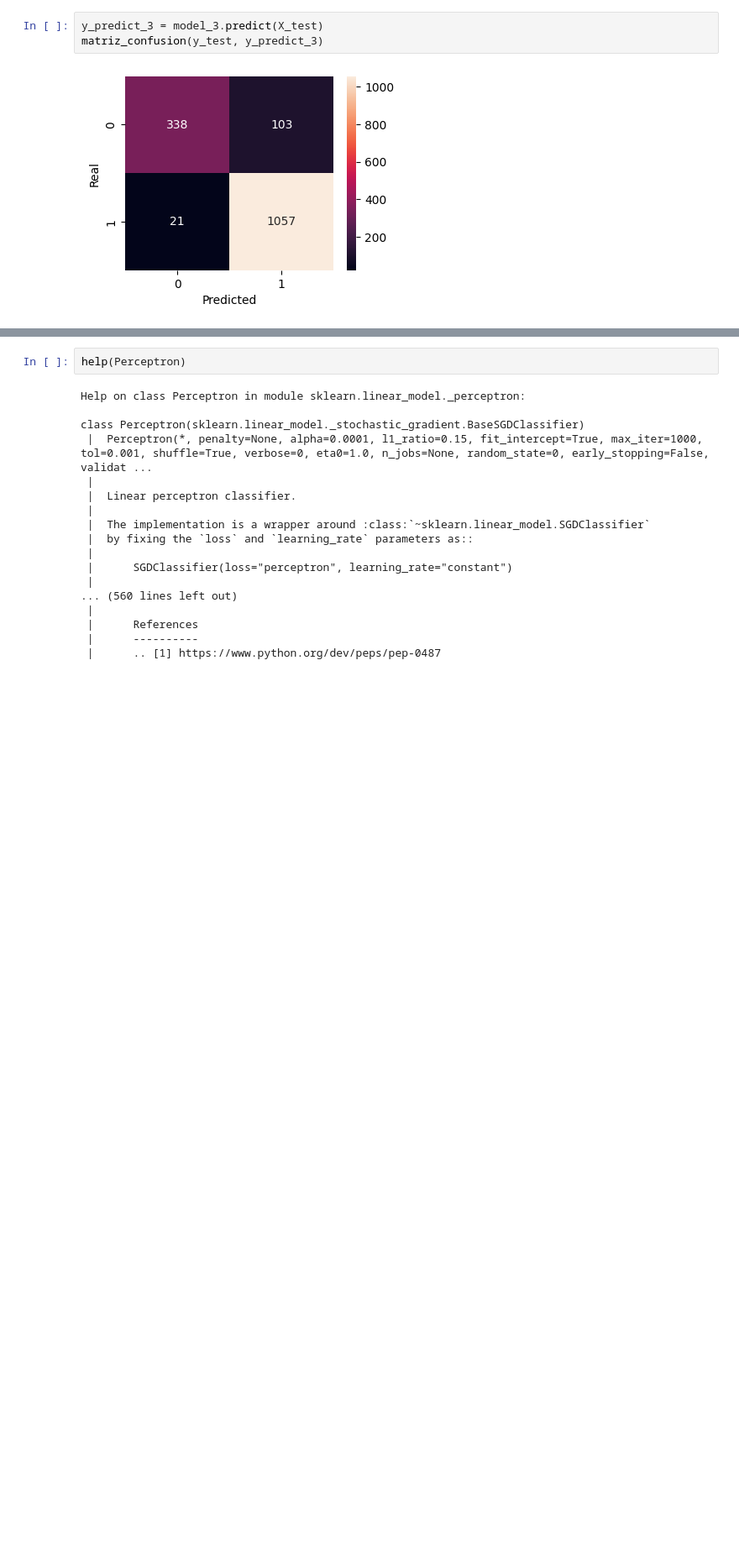
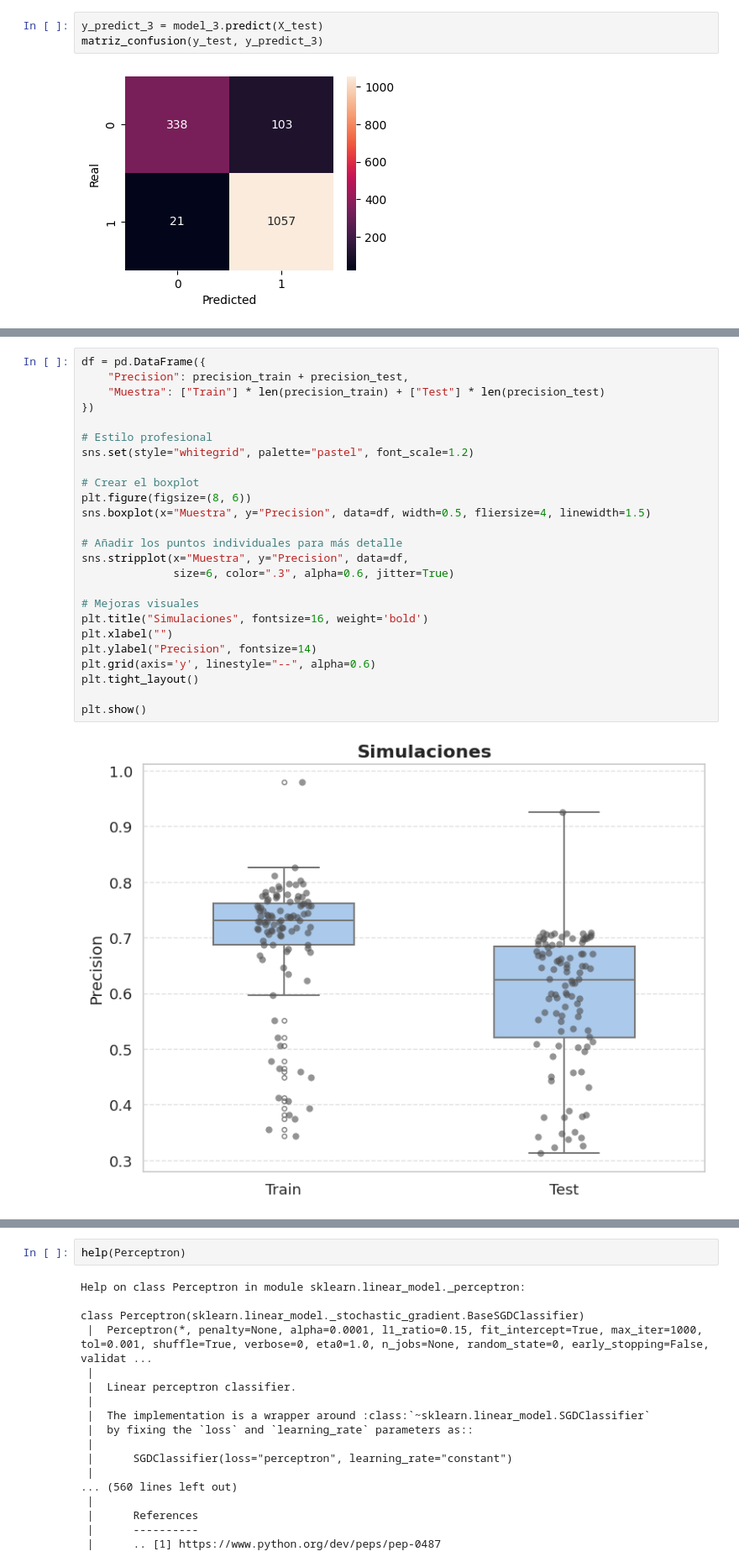
Before and after one commit to AndreBenito/Curso_Bourbaki, a Jupyter notebook: Notebooks/PerceptronClasificadorCancerEsófago.ipynb, the cells around one changed output, grey strips where cells are left out. Shown at 84% size. Cells and saved outputs as stored; diff of their text form; blank space fills up the shorter version.

```diff
--- a/Notebooks/PerceptronClasificadorCancerEsófago.ipynb
+++ b/Notebooks/PerceptronClasificadorCancerEsófago.ipynb
@@ -395,0 +459,27 @@ matriz_confusion(y_test, y_predict_3)
+# %%
+df = pd.DataFrame({
+    "Precision": precision_train + precision_test,
+    "Muestra": ["Train"] * len(precision_train) + ["Test"] * len(precision_test)
+})
+
+# Estilo profesional
+sns.set(style="whitegrid", palette="pastel", font_scale=1.2)
+
+# Crear el boxplot
+plt.figure(figsize=(8, 6))
+sns.boxplot(x="Muestra", y="Precision", data=df, width=0.5, fliersize=4, linewidth=1.5)
+
+# Añadir los puntos individuales para más detalle
+sns.stripplot(x="Muestra", y="Precision", data=df,
+              size=6, color=".3", alpha=0.6, jitter=True)
+
+# Mejoras visuales
+plt.title("Simulaciones", fontsize=16, weight='bold')
+plt.xlabel("")
+plt.ylabel("Precision", fontsize=14)
+plt.grid(axis='y', linestyle="--", alpha=0.6)
+plt.tight_layout()
+
+plt.show()
+# %% [output]
+[figure, added]
```
Also changed, not shown: parts of 12 cells of this notebook.
